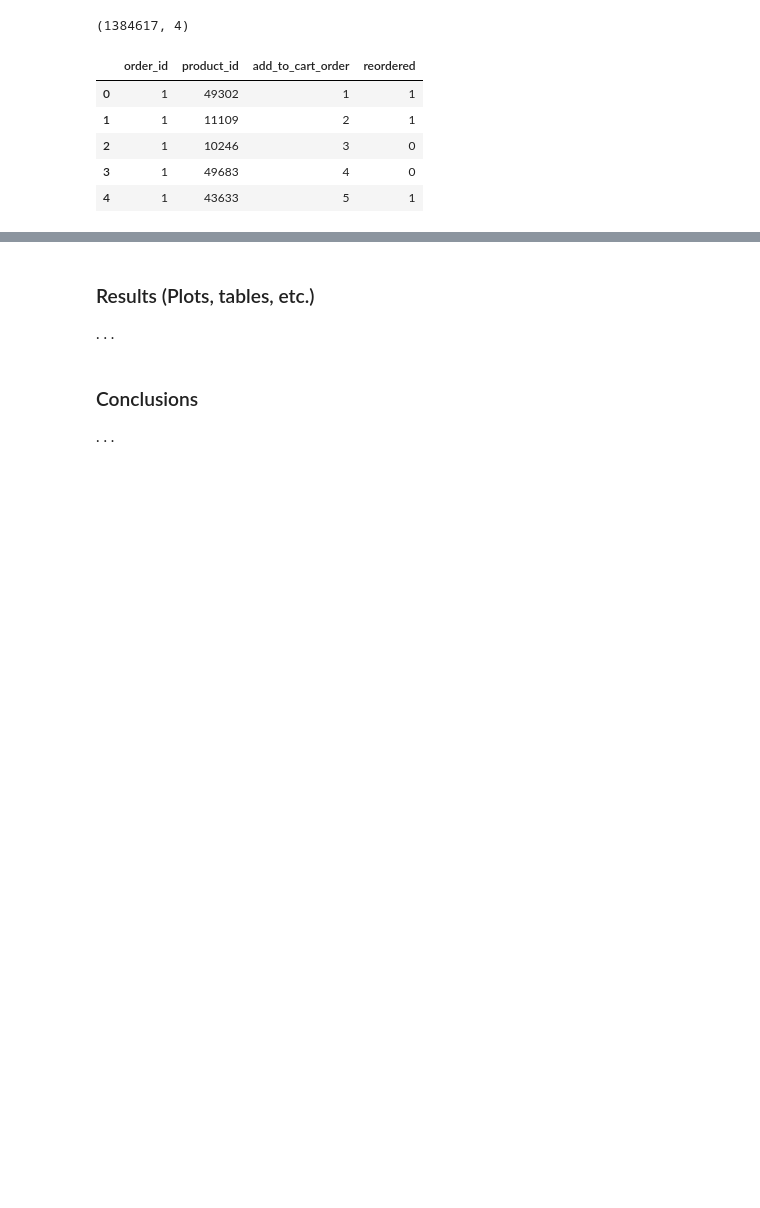
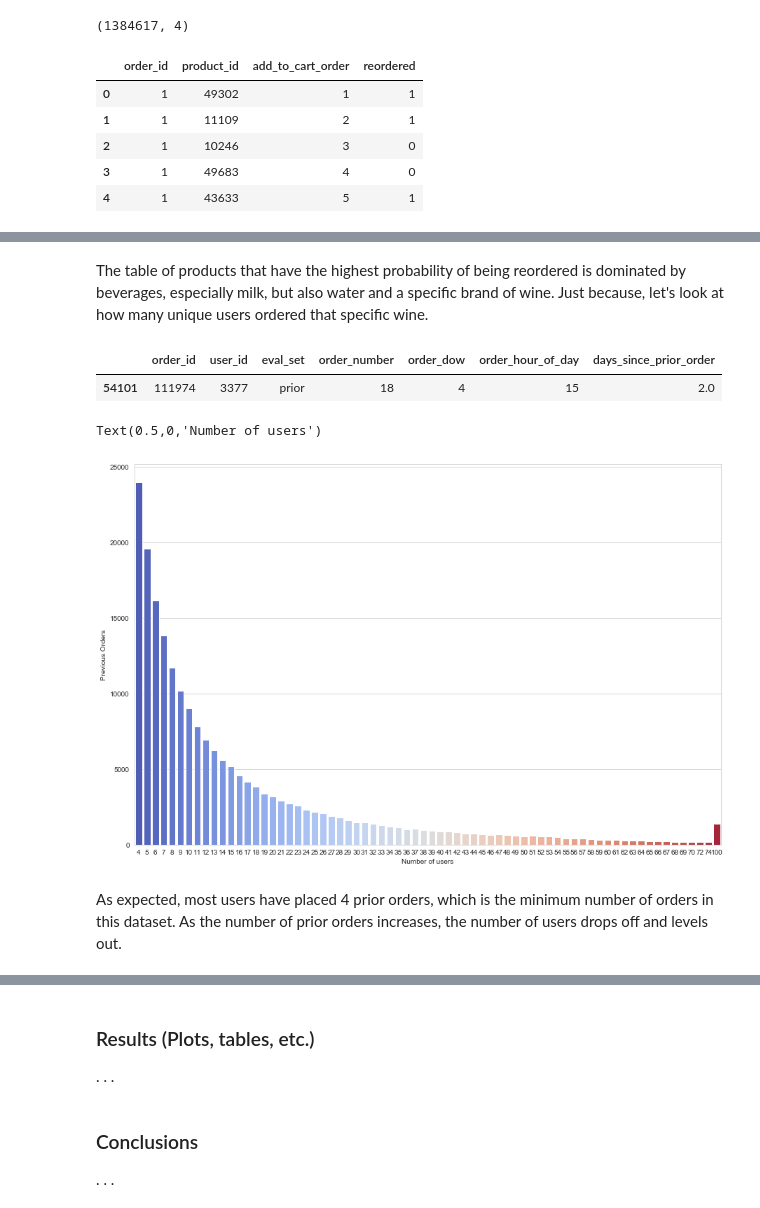
Before and after one commit to juemura/cs241, a Jupyter notebook: ianPortion.ipynb, the cells around one changed output, grey strips where cells are left out. Drawn from its saved outputs; the diff is of its cells as text; code cells hidden in the pictures; blank space fills up the shorter version.

```diff
--- a/ianPortion.ipynb
+++ b/ianPortion.ipynb
@@ -164,0 +289,28 @@ The longest that a customer has gone without buying product
+# %% [markdown]
+The table of products that have the highest probability of being reordered is dominated by beverages, especially milk, but also water and a specific brand of wine. Just because, let's look at how many unique users ordered that specific wine.
+# %%
+# search for product id in product_prior, pull out order_id, find number of unique user_id's associated with those
+# order_id's in orders.csv
+#wine_orders = op_prior.product_id == 38251
+#wine_orders.head()
+op_prior[op_prior.product_id == 38251].head()
+#orders_data[orders_data.order_id == 29321]
+#orders_data[orders_data.order_id == 52633]
+#orders_data[orders_data.order_id == 79415]
+#orders_data[orders_data.order_id == 111974]
+# %% [output]
+|  | order_id | user_id | eval_set | order_number | order_dow | order_hour_of_day | days_since_prior_order |
+| 54101 | 111974 | 3377 | prior | 18 | 4 | 15 | 2.0 |
+# %%
+#(Pan, 2017)
+order_length_cnt = orders_data.groupby("user_id")["order_number"].aggregate(max).value_counts()
+cut_off = 70
+f, ax = plt.subplots(figsize=(15, 10))
+sns.barplot(order_length_cnt.index[:cut_off], order_length_cnt.values[:cut_off], palette='coolwarm')
+plt.ylabel('Previous Orders')
+plt.xlabel('Number of users')
+# %% [output]
+Text(0.5,0,'Number of users')
+[figure, added]
+# %% [markdown]
+As expected, most users have placed 4 prior orders, which is the minimum number of orders in this dataset. As the number of prior orders increases, the number of users drops off and levels out.
```
Also changed, not shown: parts of 47 cells of this notebook.
